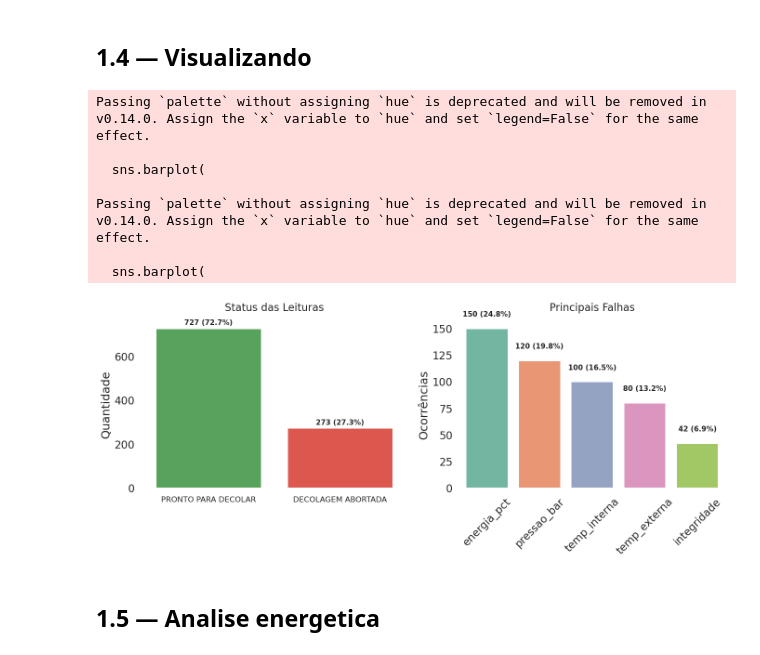
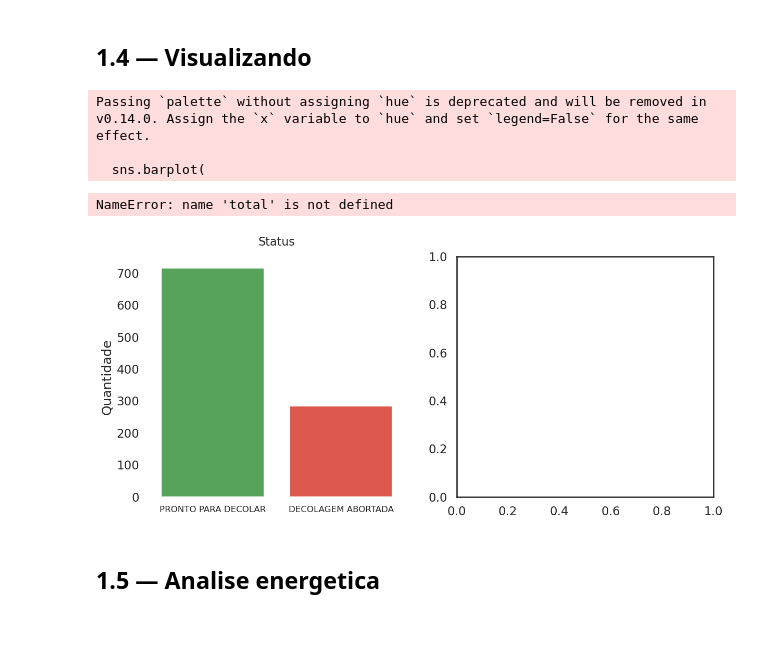
Before and after one commit to vinivaliati/computer_science_fiap, a Jupyter notebook: fase1/Codes/code_vinicius.ipynb, the cells around one changed output. Cells and saved outputs as stored; diff of their text form; code cells hidden in the pictures; blank space fills up the shorter version.

Commit message:
fix image

```diff
--- a/fase1/Codes/code_vinicius.ipynb
+++ b/fase1/Codes/code_vinicius.ipynb
@@ -170,6 +170,7 @@ import matplotlib.pyplot as plt
 import pandas as pd
 
 # Dados
+total = len(df)
 status_counts = df['status'].value_counts().reset_index()
 status_counts.columns = ['status', 'count']
 status_counts['pct'] = status_counts['count'] / status_counts['count'].sum() * 100
@@ -187,12 +188,12 @@ falhas_colors = sns.color_palette('Set2', n_colors=len(falhas_counts_top5))
 # Gráficos
 fig, axes = plt.subplots(1, 2, figsize=(14,6))
 
-# Status das leituras
+# Status
 sns.barplot(
     x='status', y='count', data=status_counts, ax=axes[0],
     palette=[status_colors[s] for s in status_counts['status']]
 )
-axes[0].set_title('Status das Leituras', fontsize=16, pad=15)
+axes[0].set_title('Status', fontsize=16, pad=15)
 axes[0].set_xlabel('')
 axes[0].set_ylabel('Quantidade')
 axes[0].tick_params(axis='x', labelsize=12)
@@ -205,38 +206,35 @@ axes[0].spines['bottom'].set_visible(False)
 # Valores e porcentagens sobre as barras
 for i, row in status_counts.iterrows():
     axes[0].text(i, row['count'] + total*0.01, f"{row['count']} ({row['pct']:.1f}%)",
                  ha='center', va='bottom', fontsize=11, fontweight='bold')
 
 # Principais falhas
 sns.barplot(
     x='falha', y='count', data=falhas_counts_top5, ax=axes[1],
     palette=falhas_colors
 )
 axes[1].set_title('Principais Falhas', fontsize=16, pad=15)
 axes[1].set_xlabel('')
 axes[1].set_ylabel('Ocorrências')
 axes[1].tick_params(axis='x', rotation=45)
 axes[1].grid(False)
 axes[1].spines['top'].set_visible(False)
 axes[1].spines['right'].set_visible(False)
 axes[1].spines['left'].set_visible(False)
 axes[1].spines['bottom'].set_visible(False)
 
 for i, row in falhas_counts_top5.iterrows():
     axes[1].text(i, row['count'] + total*0.01, f"{row['count']} ({row['pct']:.1f}%)",
                  ha='center', va='bottom', fontsize=11, fontweight='bold')
 
 plt.tight_layout()
 plt.show()
 # %% [output]
 Passing `palette` without assigning `hue` is deprecated and will be removed in v0.14.0. Assign the `x` variable to `hue` and set `legend=False` for the same effect.
 
   sns.barplot(
-
-Passing `palette` without assigning `hue` is deprecated and will be removed in v0.14.0. Assign the `x` variable to `hue` and set `legend=False` for the same effect.
-
-  sns.barplot(
+NameError: name 'total' is not defined
-[figure, old version]
+[figure, new version]
 # %% [markdown]
 ## 1.5 — Analise energetica
 # %%
```
Also changed, not shown: parts of 3 cells of this notebook, 1 other file.
